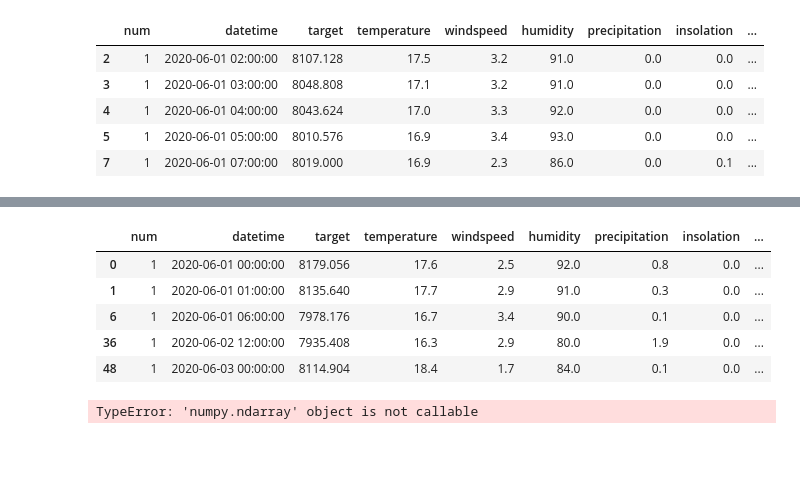
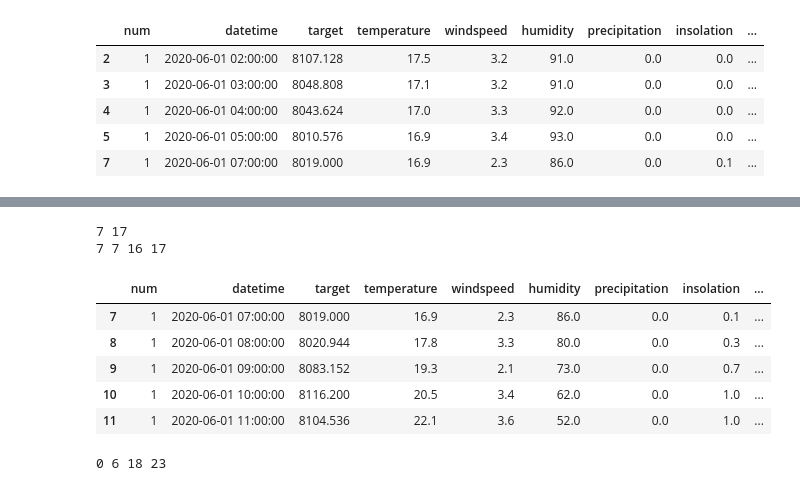
Before and after one commit to top-warrior/electronic, a Jupyter notebook: Hwi Hwi Hwi.ipynb, the cells around one changed output, grey strips where cells are left out. Cells and saved outputs as stored; diff of their text form; code cells hidden in the pictures; blank space fills up the shorter version.

```diff
--- a/Hwi Hwi Hwi.ipynb
+++ b/Hwi Hwi Hwi.ipynb
@@ -102,12 +122,28 @@ not_rainy_df.head()
 # %%
 # daytime_rainy_df = rainy_df[rainy_df['precipitation']==0]
+# daytime_rainy_df = rainy_df[(rainy_df['hour']>6) & (rainy_df['hour']<18)]
+# """he truth value of a Series is ambiguous. Use a.empty, a.bool(), a.item(), a.any() or a.all()."""
+# daytime_rainy_df=pd.DataFrame()
+# daytime_rainy_df = rainy_df[rainy_df['hour']>6 and rainy_df['hour']<18]
+
+
+condition = (not_rainy_df.hour >6)& (not_rainy_df.hour<18)
+daytime_not_rainy_df = not_rainy_df[condition]
-# %% [output]
-|  | num | datetime | target | temperature | windspeed | humidity | precipitation | insolation | ... |
-| 0 | 1 | 2020-06-01 00:00:00 | 8179.056 | 17.6 | 2.5 | 92.0 | 0.8 | 0.0 | ... |
-| 1 | 1 | 2020-06-01 01:00:00 | 8135.640 | 17.7 | 2.9 | 91.0 | 0.3 | 0.0 | ... |
-| 6 | 1 | 2020-06-01 06:00:00 | 7978.176 | 16.7 | 3.4 | 90.0 | 0.1 | 0.0 | ... |
-| 36 | 1 | 2020-06-02 12:00:00 | 7935.408 | 16.3 | 2.9 | 80.0 | 1.9 | 0.0 | ... |
-| 48 | 1 | 2020-06-03 00:00:00 | 8114.904 | 18.4 | 1.7 | 84.0 | 0.1 | 0.0 | ... |
 # %%
+print(daytime_not_rainy_df['hour'].min(),daytime_not_rainy_df['hour'].max())
+print(daytime_not_rainy_df['hour'].min(),
+      daytime_not_rainy_df[daytime_not_rainy_df['hour']<8]['hour'].max(),
+      daytime_not_rainy_df[daytime_not_rainy_df['hour']>15]['hour'].min(),
+      daytime_not_rainy_df['hour'].max())
 # %% [output]
-TypeError: 'numpy.ndarray' object is not callable
+7 17
+7 7 16 17
+# %%
+daytime_not_rainy_df.head()
+# %% [output]
+|  | num | datetime | target | temperature | windspeed | humidity | precipitation | insolation | ... |
+| 7 | 1 | 2020-06-01 07:00:00 | 8019.000 | 16.9 | 2.3 | 86.0 | 0.0 | 0.1 | ... |
+| 8 | 1 | 2020-06-01 08:00:00 | 8020.944 | 17.8 | 3.3 | 80.0 | 0.0 | 0.3 | ... |
+| 9 | 1 | 2020-06-01 09:00:00 | 8083.152 | 19.3 | 2.1 | 73.0 | 0.0 | 0.7 | ... |
+| 10 | 1 | 2020-06-01 10:00:00 | 8116.200 | 20.5 | 3.4 | 62.0 | 0.0 | 1.0 | ... |
+| 11 | 1 | 2020-06-01 11:00:00 | 8104.536 | 22.1 | 3.6 | 52.0 | 0.0 | 1.0 | ... |
@@ -113,0 +153,7 @@ TypeError: 'numpy.ndarray' object is not callable
+# %%
+print(nightTime_not_rainy_df['hour'].min(),
+      nightTime_not_rainy_df[nightTime_not_rainy_df['hour']<8]['hour'].max(),
+      nightTime_not_rainy_df[nightTime_not_rainy_df['hour']>15]['hour'].min(),
+      nightTime_not_rainy_df['hour'].max())
+# %% [output]
+0 6 18 23
```
Also changed, not shown: parts of 17 cells of this notebook.
